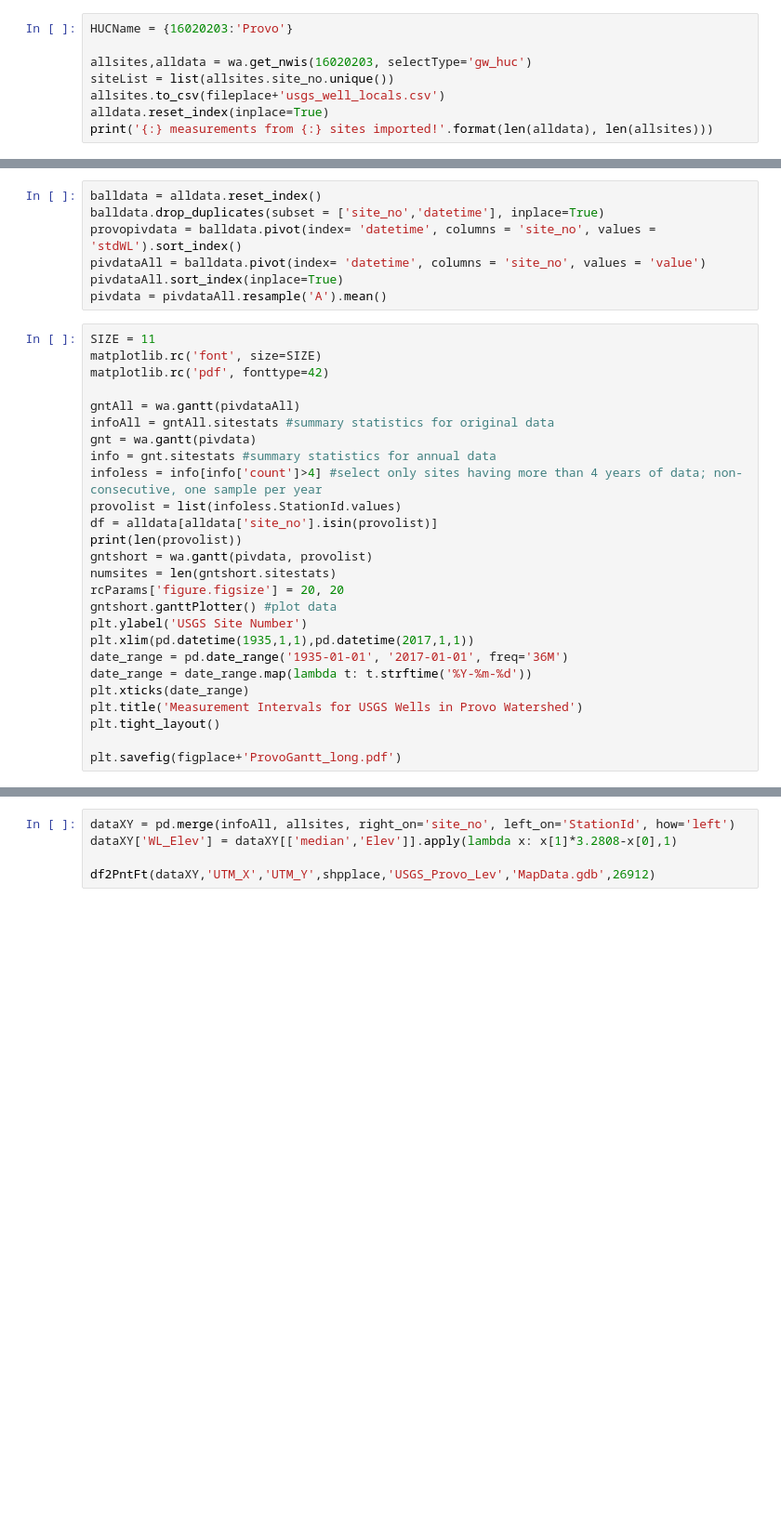
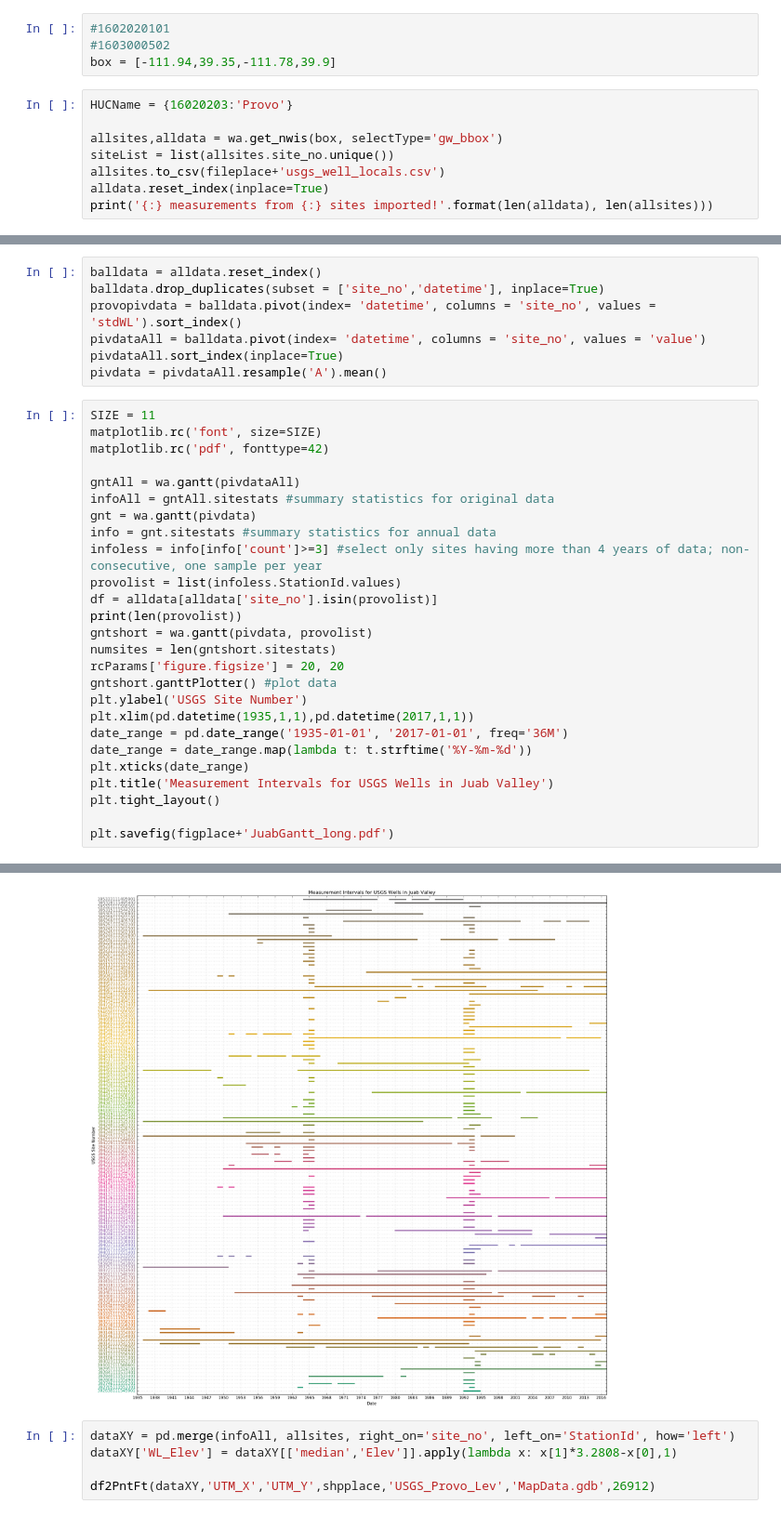
Before and after one commit to inkenbrandt/IPython, a Jupyter notebook: Juab Transducer Processing.ipynb, the cells around one changed output, grey strips where cells are left out. Shown at 93% size. Saved outputs shown, nothing was run; the diff lists cells and outputs as text; blank space fills up the shorter version.

```diff
--- a/Juab Transducer Processing.ipynb
+++ b/Juab Transducer Processing.ipynb
@@ -296,7 +246,11 @@ figplace= 'U:/GWP/Juab Valley/Paul/'
+# %%
+#1602020101
+#1603000502
+box = [-111.94,39.35,-111.78,39.9]
 # %%
 HUCName = {16020203:'Provo'}
 
-allsites,alldata = wa.get_nwis(16020203, selectType='gw_huc')
+allsites,alldata = wa.get_nwis(box, selectType='gw_bbox')
 siteList = list(allsites.site_no.unique())
 allsites.to_csv(fileplace+'usgs_well_locals.csv')
 alldata.reset_index(inplace=True)
@@ -333,7 +289,7 @@ gntAll = wa.gantt(pivdataAll)
 infoAll = gntAll.sitestats #summary statistics for original data
 gnt = wa.gantt(pivdata)
 info = gnt.sitestats #summary statistics for annual data
-infoless = info[info['count']>4] #select only sites having more than 4 years of data; non-consecutive, one sample per year
+infoless = info[info['count']>=3] #select only sites having more than 4 years of data; non-consecutive, one sample per year
 provolist = list(infoless.StationId.values)
 df = alldata[alldata['site_no'].isin(provolist)]
 print(len(provolist))
@@ -346,7 +302,8 @@ plt.xlim(pd.datetime(1935,1,1),pd.datetime(2017,1,1))
 date_range = pd.date_range('1935-01-01', '2017-01-01', freq='36M')
 date_range = date_range.map(lambda t: t.strftime('%Y-%m-%d'))
 plt.xticks(date_range)
-plt.title('Measurement Intervals for USGS Wells in Provo Watershed')
+plt.title('Measurement Intervals for USGS Wells in Juab Valley')
 plt.tight_layout()
 
-plt.savefig(figplace+'ProvoGantt_long.pdf')
+plt.savefig(figplace+'JuabGantt_long.pdf')
+# %% [output]
@@ -353,3 +321,4 @@ plt.savefig(figplace+'ProvoGantt_long.pdf')
+[figure, added]
 # %%
 dataXY = pd.merge(infoAll, allsites, right_on='site_no', left_on='StationId', how='left')
 dataXY['WL_Elev'] = dataXY[['median','Elev']].apply(lambda x: x[1]*3.2808-x[0],1)
```
Also changed, not shown: parts of 19 cells of this notebook, 6 other files.
